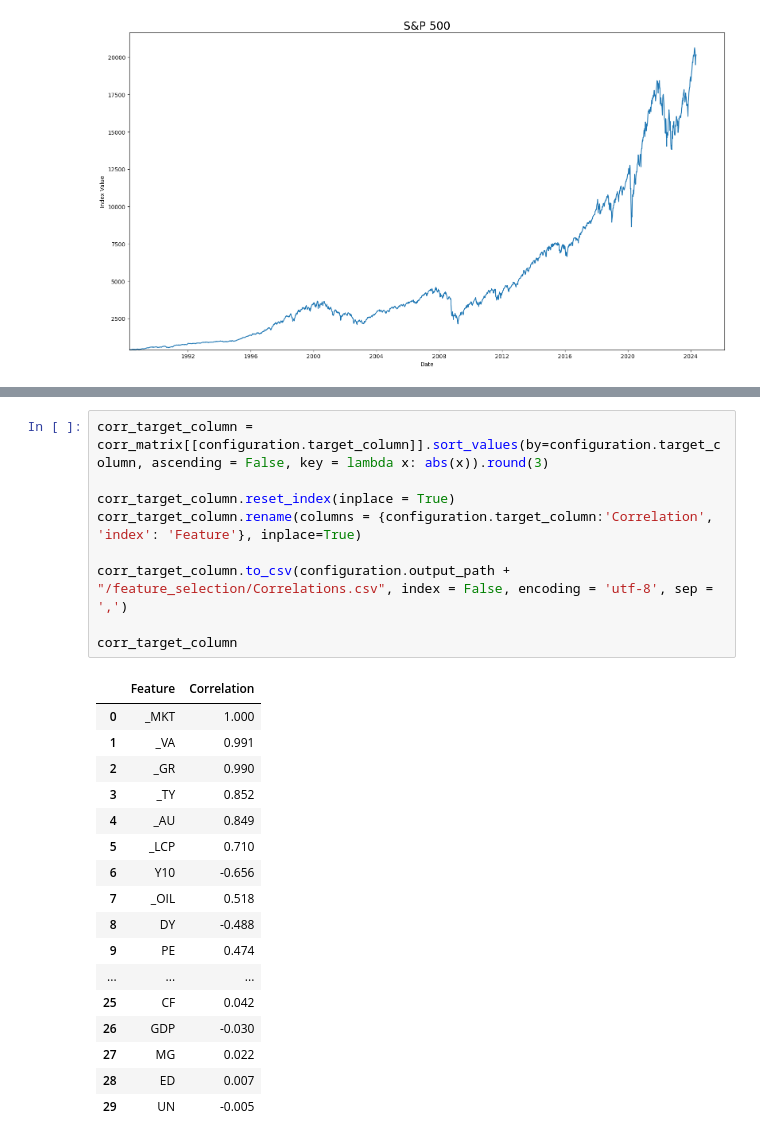
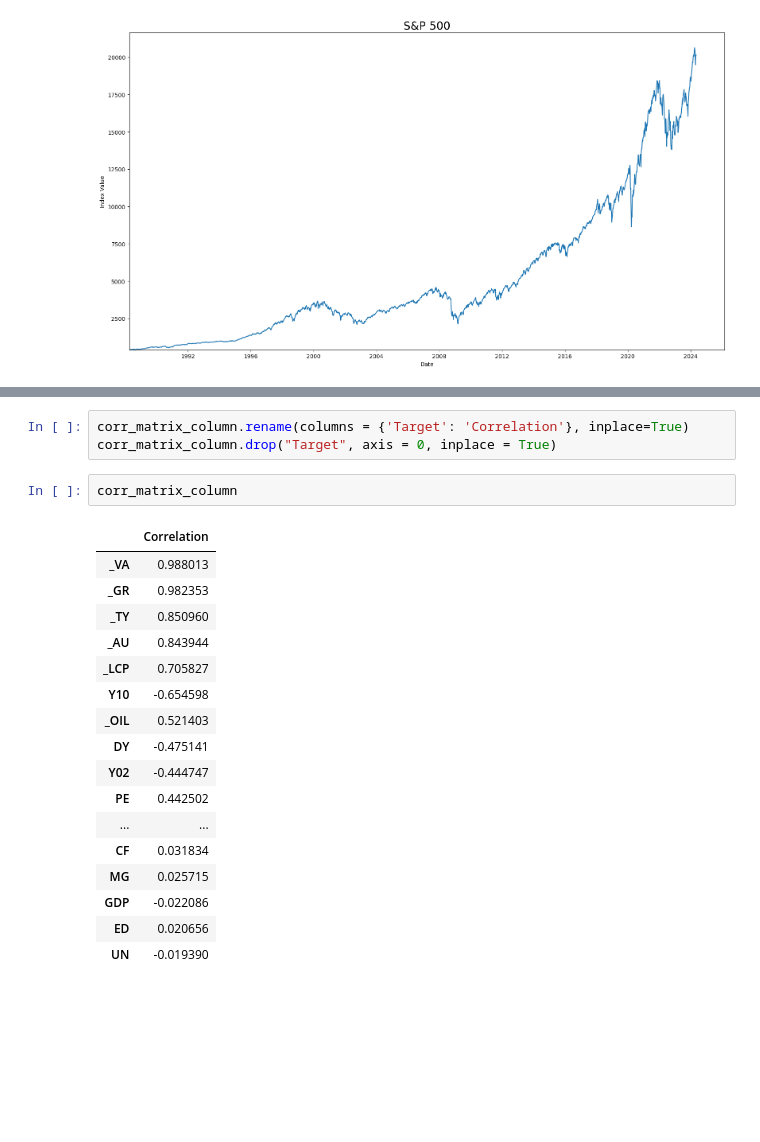
Before and after one commit to stsaxe/Investments-Machine-Learning-for-Finance-2025, a Jupyter notebook: notebooks/data_analysis.ipynb, the cells around one changed output, grey strips where cells are left out. Cells and saved outputs as stored; diff of their text form; blank space fills up the shorter version.

```diff
--- a/notebooks/data_analysis.ipynb
+++ b/notebooks/data_analysis.ipynb
@@ -82,27 +74,23 @@ corr_target_column
-# %%
-corr_target_column = corr_matrix[[configuration.target_column]].sort_values(by=configuration.target_column, ascending = False, key = lambda x: abs(x)).round(3)
-
-corr_target_column.reset_index(inplace = True)
-corr_target_column.rename(columns = {configuration.target_column:'Correlation', 'index': 'Feature'}, inplace=True)
-
-corr_target_column.to_csv(configuration.output_path + "/feature_selection/Correlations.csv", index = False, encoding = 'utf-8', sep = ',')
-
-corr_target_column
-# %% [output]
-|  | Feature | Correlation |
-| 0 | _MKT | 1.000 |
-| 1 | _VA | 0.991 |
-| 2 | _GR | 0.990 |
-| 3 | _TY | 0.852 |
-| 4 | _AU | 0.849 |
-| 5 | _LCP | 0.710 |
-| 6 | Y10 | -0.656 |
-| 7 | _OIL | 0.518 |
-| 8 | DY | -0.488 |
-| 9 | PE | 0.474 |
-| ... | ... | ... |
-| 25 | CF | 0.042 |
-| 26 | GDP | -0.030 |
-| 27 | MG | 0.022 |
-| 28 | ED | 0.007 |
-| 29 | UN | -0.005 |
+# %%
+corr_matrix_column.rename(columns = {'Target': 'Correlation'}, inplace=True)
+corr_matrix_column.drop("Target", axis = 0, inplace = True)
+# %%
+corr_matrix_column
+# %% [output]
+|  | Correlation |
+| _VA | 0.988013 |
+| _GR | 0.982353 |
+| _TY | 0.850960 |
+| _AU | 0.843944 |
+| _LCP | 0.705827 |
+| Y10 | -0.654598 |
+| _OIL | 0.521403 |
+| DY | -0.475141 |
+| Y02 | -0.444747 |
+| PE | 0.442502 |
+| ... | ... |
+| CF | 0.031834 |
+| MG | 0.025715 |
+| GDP | -0.022086 |
+| ED | 0.020656 |
+| UN | -0.019390 |
```
Also changed, not shown: parts of 4 cells of this notebook, 13 other files.
